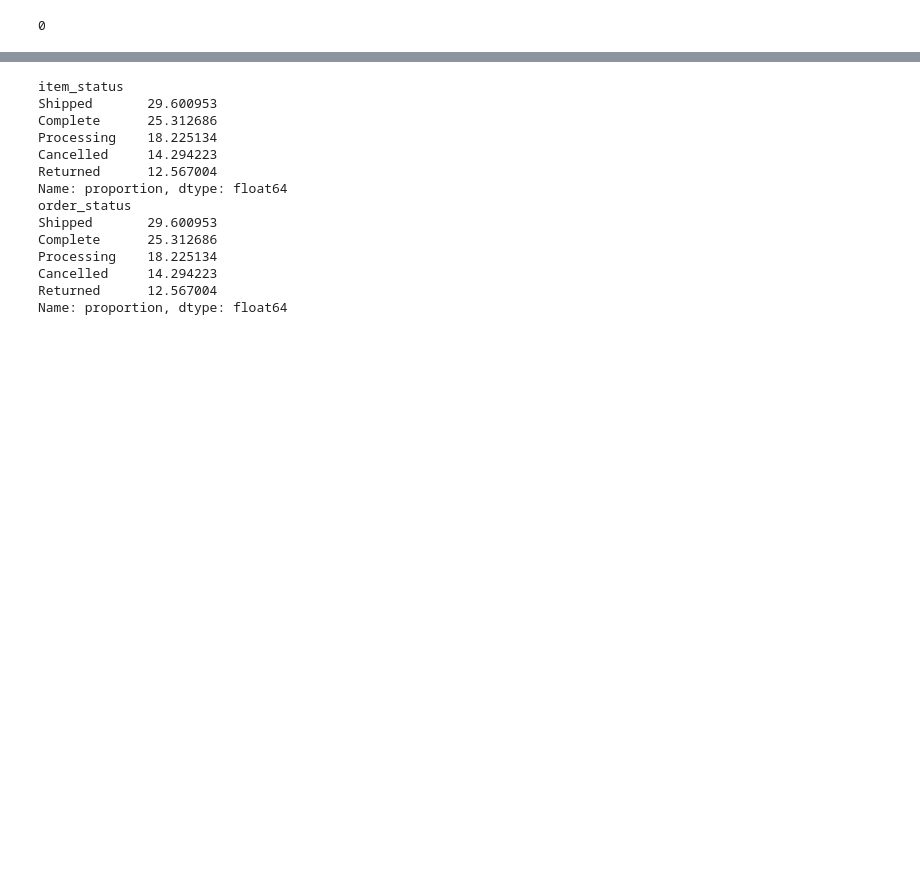
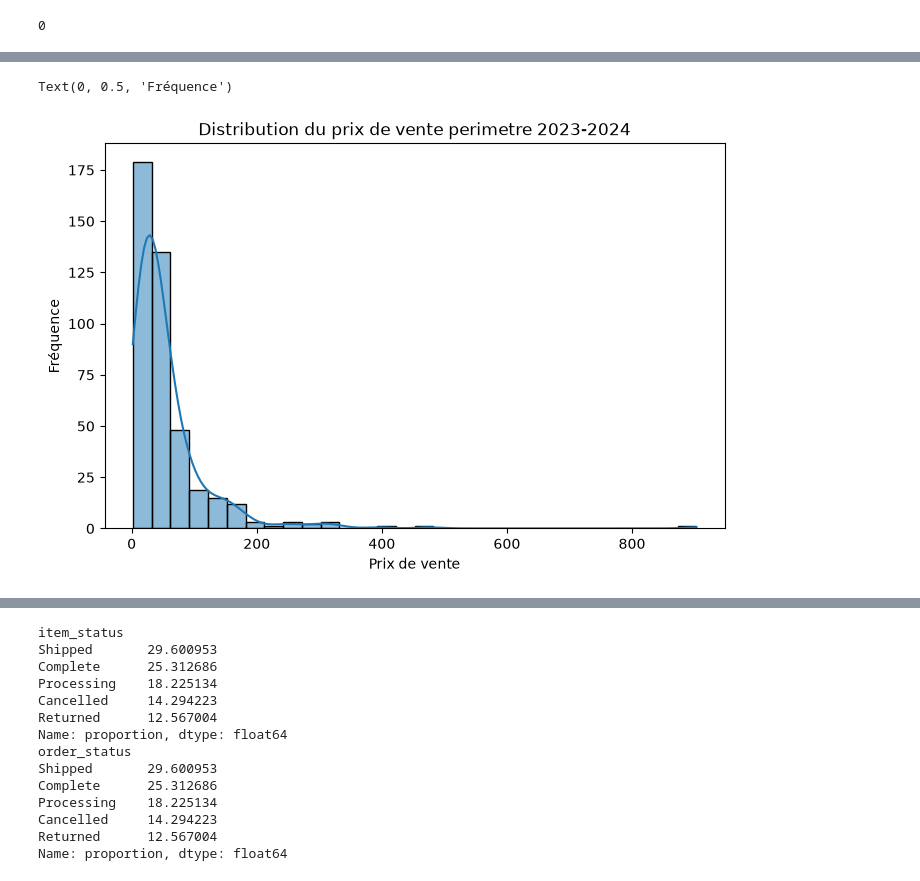
Before and after one commit to glimaleba/projet_thelook, a Jupyter notebook: notebooks/01_EDA_python.ipynb, the cells around one changed output, grey strips where cells are left out. Cells and saved outputs as stored; diff of their text form; code cells hidden in the pictures; blank space fills up the shorter version.

Commit message:
explorations descriptives sur perimetre cumulé 2023-2024

```diff
--- a/notebooks/01_EDA_python.ipynb
+++ b/notebooks/01_EDA_python.ipynb
@@ -409,2 +378,11 @@ print(masque_coherence_shipped_and_delivered.sum())
 # %%
 ##########################EXPLORATION DESCRIPTIVE#########################
+
+# Nous allons commencer par les distributions de (prix de vente, coût) ; individuellement, et aussi la relation/correlation entre les 2 variables.
+
+# prix de vente:
+# sale_price représente le prix de vente du "produit" payé par le client.Pour avoir donc prix de vente, nous allons considérer colonnes sale_price, item_status=completed, delivred_at respectant le péripètre 2023-2024.
+masque_prix_vente=(df_copie["item_status"]=='Complete')&(df_copie["delivered_at"].dt.year.isin([2023,2024]))
+df_prix_vente_perimetre=df_copie[masque_prix_vente] # les ventes dans 2023-2024
+print(f"Les prix de vente dans le perimètre:\n{df_prix_vente_perimetre["sale_price"]}")
+print(f"Examinons la distribution prix de vente de tout le perimètre 2023-2024:\n{df_prix_vente_perimetre["sale_price"].describe()}")
@@ -410,0 +407,12 @@ print(masque_coherence_shipped_and_delivered.sum())
+# %%
+# Nous constatons que La variable prix de vente présente une forte dispersion (écart-type = 71,57), supérieure à sa moyenne (55,43), ce qui traduit une grande variabilité des montants de vente. La moyenne étant nettement supérieure à la médiane (36,29), la distribution semble asymétrique à droite, probablement sous l'effet de quelques ventes très élevées. En effet, 75 % des ventes sont inférieures à 62,50 alors que le maximum atteint 903, ce qui suggère la présence de valeurs aberrantes. Cette asymétrie sera vérifiée à l'aide d'un histogramme, tandis que la présence de valeurs aberrantes sera confirmée par un boxplot.
+import matplotlib.pyplot as plt
+import seaborn as sns
+plt.figure(figsize=(8,5))
+sns.histplot(data=df_prix_vente_perimetre,x="sale_price",bins=30,kde=True)
+plt.title("Distribution du prix de vente perimetre 2023-2024")
+plt.xlabel("Prix de vente")
+plt.ylabel("Fréquence")
+# %% [output]
+Text(0, 0.5, 'Fréquence')
+[figure, added]
```
Also changed, not shown: parts of 30 cells of this notebook.
